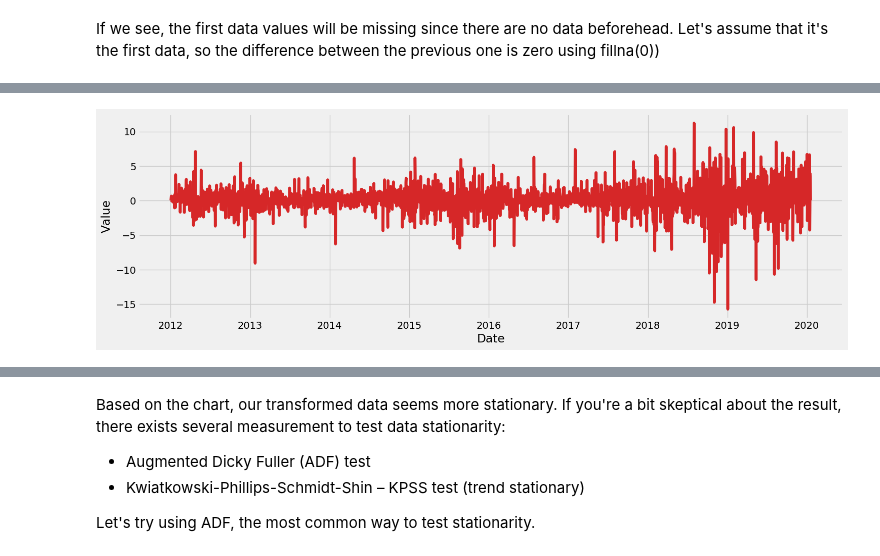
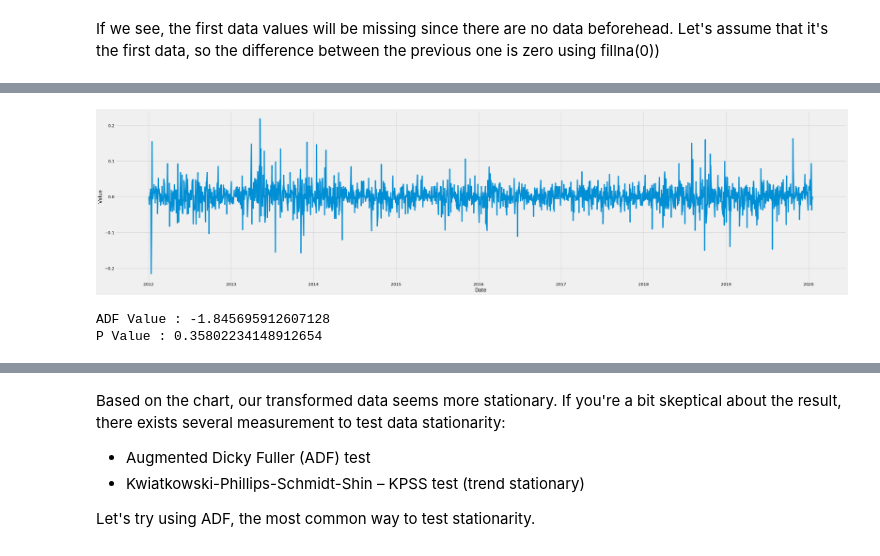
Before and after one commit to iqbalbasyar/time-series-analysis-with-python, a Jupyter notebook: Timeseries Analysis.ipynb, the cells around one changed output, grey strips where cells are left out. Cells and saved outputs as stored; diff of their text form; code cells hidden in the pictures.

```diff
--- a/Timeseries Analysis.ipynb
+++ b/Timeseries Analysis.ipynb
@@ -79,0 +113,3 @@ Based on data values, if the magnitude of seasonality changes overtime (see imag
+# %%
+rcParams['figure.figsize'] = 40, 10
+plot_df(tesla, tesla.index , tesla['Close'], title='Tesla Scotk Price',ylabel='USD')
@@ -80,7 +120,5 @@ Based on data values, if the magnitude of seasonality changes overtime (see imag
 # %%
-from pylab import rcParams
-rcParams['figure.figsize'] = 18, 8
-decomposition = sm.tsa.seasonal_decompose(apple['Close'], model='additive', freq=7*4*3,extrapolate_trend='freq')
+decomposition = sm.tsa.seasonal_decompose(tesla['Close'], model='additive', freq=7*4*3,extrapolate_trend='freq')
 fig = decomposition.plot()
 plt.show()
 # %% [output]
@@ -149,0 +204,3 @@ apple_st.head()
+# %%
+tesla_st = tesla.apply(np.log).diff(1)
+tesla_st.head()
@@ -150,8 +215,8 @@ apple_st.head()
 # %% [markdown]
 If we see, the first data values will be missing since there are no data beforehead. Let's assume that it's the first data, so the difference between the previous one is zero using fillna(0))
 # %%
-apple_st = apple_st.fillna(0)
-apple_st.head()
+tesla_st = tesla_st.fillna(0)
+tesla_st.head()
 # %% [output]
 | Attributes | Adj Close | Close | High | Low | Open | Volume |
 | Date |  |  |  |  |  |  |
@@ -163,4 +228,14 @@ apple_st.head()
 # %%
-plot_df(apple_st, apple_st.index, apple_st['Close'])
+plot_df(tesla_st, tesla_st.index, tesla_st['Close'])
 # %% [output]
-[figure, old version]
+[figure, new version]
+# %%
+from statsmodels.tsa.stattools import adfuller
+adf_test = adfuller(tesla['Close'].apply(np.log))
+print(f"""
+ADF Value : {adf_test[0]}
+P Value : {adf_test[1]}
+""")
+# %% [output]
+ADF Value : -1.845695912607128
+P Value : 0.35802234148912654
```
Also changed, not shown: parts of 49 cells of this notebook.
